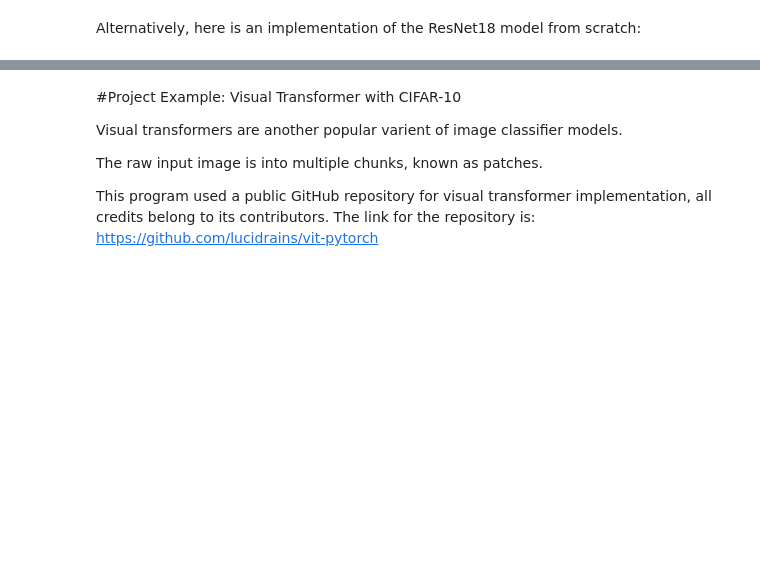
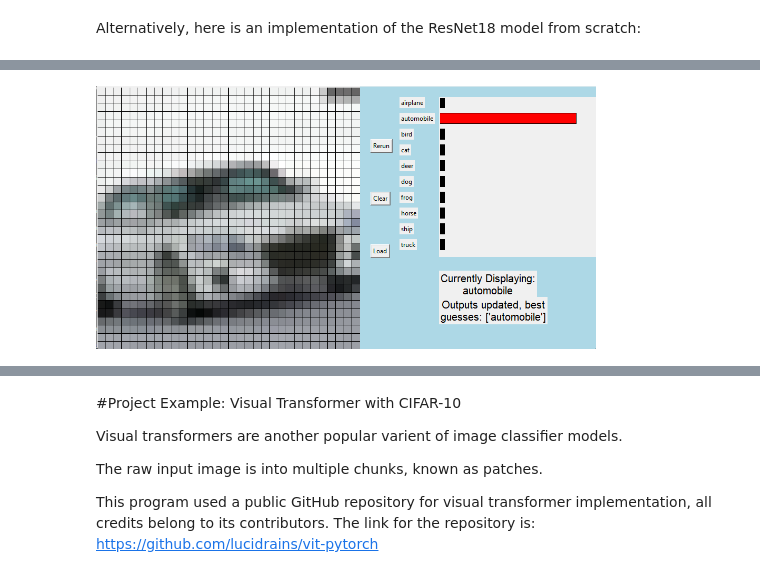
Before and after one commit to WarshipConn/NeuralNetworks-ComputerVision, a Jupyter notebook: ResearchDocument.ipynb, the cells around one changed output, grey strips where cells are left out. Saved outputs shown, nothing was run; the diff lists cells and outputs as text; code cells hidden in the pictures; blank space fills up the shorter version.

```diff
--- a/ResearchDocument.ipynb
+++ b/ResearchDocument.ipynb
@@ -618,0 +637,4 @@ model = ResNet(3, 10)
+# %%
+Image(filename = "./ResearchDocumentImages/Resnet1.png", width=500, height=500)
+# %% [output]
+[figure, added]
```
Also changed, not shown: parts of 11 cells of this notebook.
